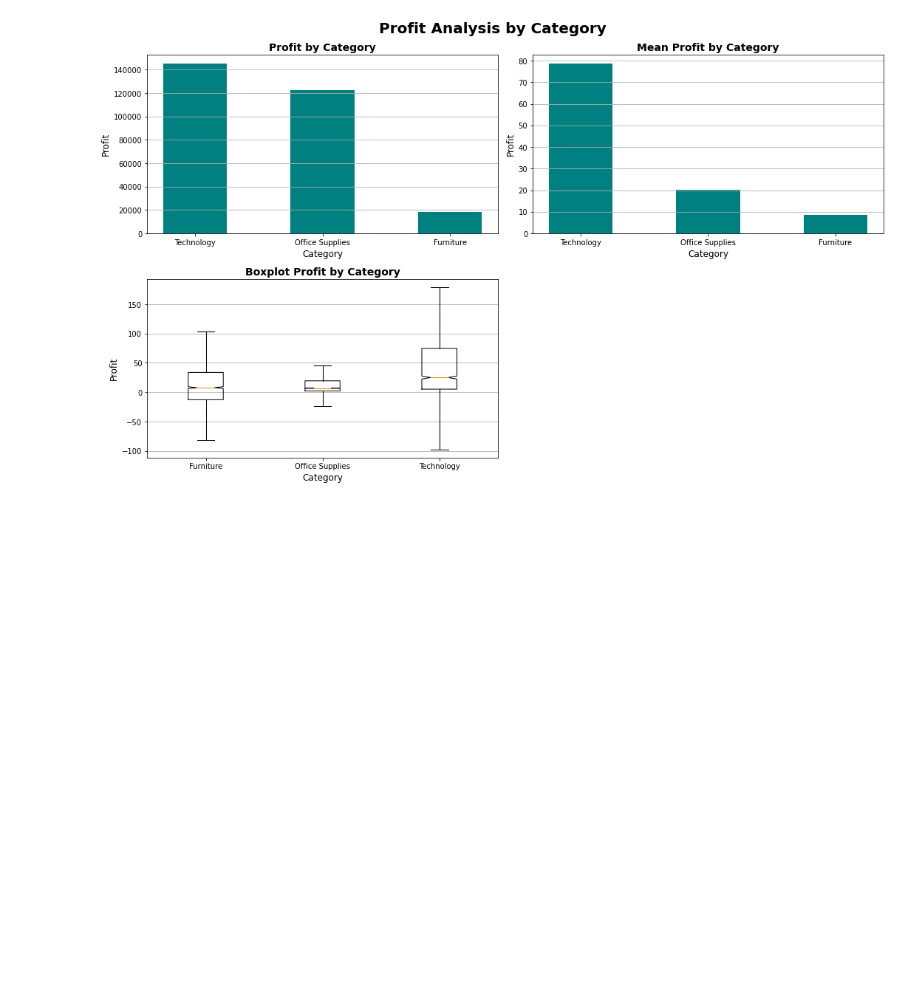
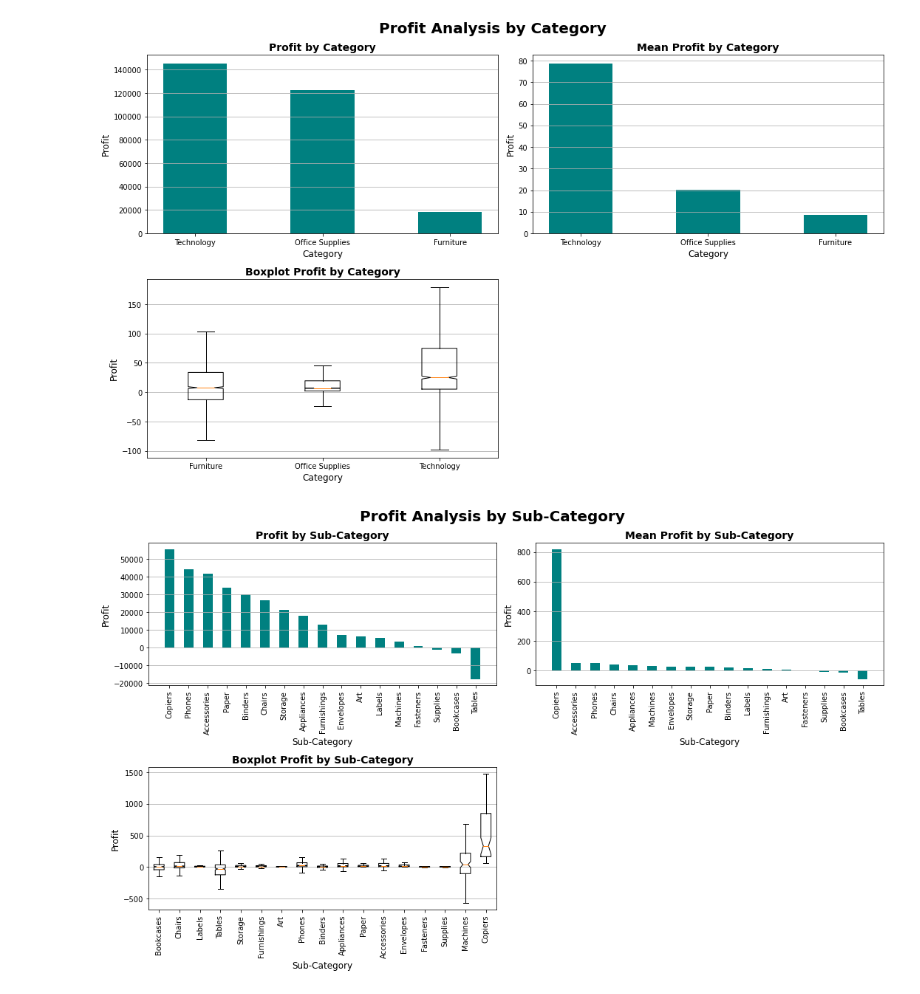
Before and after one commit to khangnl24112002/DataVisualization_Group02_Lab01, a Jupyter notebook: main.ipynb, the cells around one changed output. Saved outputs shown, nothing was run; the diff lists cells and outputs as text; code cells hidden in the pictures; blank space fills up the shorter version.

Commit message:
Profit analysis by Sub-Category

```diff
--- a/main.ipynb
+++ b/main.ipynb
@@ -356,3 +354,51 @@ plt.tight_layout()
 plt.show()
 # %% [output]
 [figure]
+# %%
+# Tính tổng giá trị Profit theo Sub-Category
+# Gộp nhóm theo Sub-Category để tạo bảng tính tổng và lưu vào dataframe
+profit_per_Sub_Category = df[['Sub-Category', 'Profit']].groupby('Sub-Category').sum().reset_index()
+profit_per_Sub_Category.sort_values(by='Profit', ascending=False, inplace=True)
+
+# Tính giá trị trung bình sale theo Sub-Category và lưu vào dataframe
+mean_profit_per_Sub_Category = df[['Sub-Category', 'Profit']].groupby('Sub-Category').mean().reset_index()
+mean_profit_per_Sub_Category.sort_values(by='Profit', ascending=False, inplace=True)
+
+# kết hợp biểu đồ
+fig, axs = plt.subplots(nrows=2, ncols=2, figsize=(15,9))
+fig.suptitle('Profit Analysis by Sub-Category',fontweight='bold',fontsize=20)
+
+# Vẽ biểu đồ con 1
+axs[0, 0].bar(profit_per_Sub_Category['Sub-Category'], profit_per_Sub_Category['Profit'], width=0.5, color='teal')
+axs[0, 0].set_title('Profit by Sub-Category', fontsize=14, fontweight='bold')
+axs[0, 0].set_xlabel('Sub-Category', fontsize=12)
+axs[0, 0].set_ylabel('Profit', fontsize=12)
+axs[0, 0].ticklabel_format(style='plain', axis='y')
+axs[0, 0].tick_params(axis='x', which='major', labelsize=10,rotation=90)
+axs[0, 0].grid(axis='y')
+
+# Vẽ biểu đồ con 2
+axs[0, 1].bar(mean_profit_per_Sub_Category['Sub-Category'], mean_profit_per_Sub_Category['Profit'], width=0.5, color='teal')
+axs[0, 1].set_title('Mean Profit by Sub-Category',fontsize=14, fontweight='bold')
+axs[0, 1].set_xlabel('Sub-Category', fontsize=12)
+axs[0, 1].set_ylabel('Profit', fontsize=12)
+axs[0, 1].ticklabel_format(style='plain', axis='y')
+axs[0, 1].tick_params(axis='x', which='major', labelsize=10,rotation=90)
+axs[0, 1].grid(axis='y')
+
+# Vẽ biểu đồ con 3
+axs[1, 0].boxplot([df[df['Sub-Category'] == Sub_Category]['Profit'] for Sub_Category in df['Sub-Category'].unique()], notch=True, showfliers=False)
+axs[1, 0].set_title('Boxplot Profit by Sub-Category', fontsize=14, fontweight='bold')
+axs[1, 0].set_xlabel('Sub-Category', fontsize=12)
+axs[1, 0].set_ylabel('Profit', fontsize=12)
+axs[1, 0].ticklabel_format(style='plain', axis='y')
+axs[1, 0].set_xticklabels(df['Sub-Category'].unique(),rotation=90)
+axs[1, 0].grid(axis='y')
+
+# Xoá biểu đồ góc [1, 1]
+axs[1, 1].remove()
+
+plt.tight_layout()
+plt.show()
+# %% [output]
+[figure, added]
```
Also changed, not shown: parts of 1 cell of this notebook.
